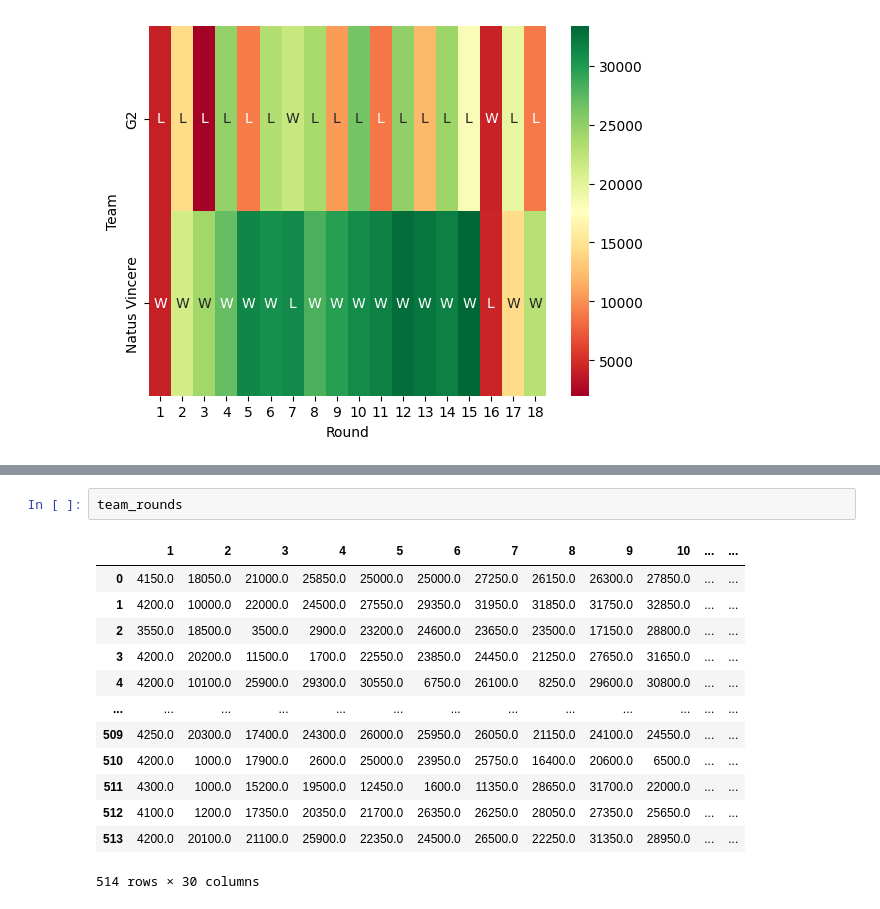
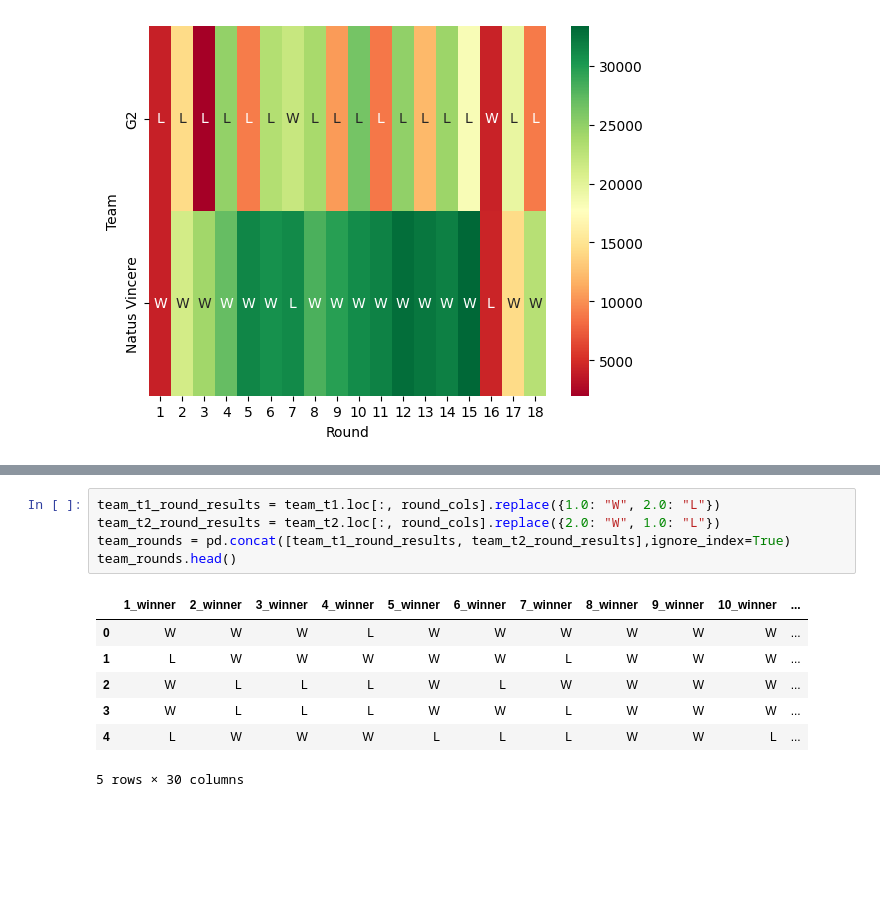
Before and after one commit to ValDevelopment/CS-GO-Team-Economy, a Jupyter notebook: notebooks/.notebook/01_data_overview_viz.ipynb, the cells around one changed output, grey strips where cells are left out. Drawn from its saved outputs; the diff is of its cells as text; blank space fills up the shorter version.

Commit message:
team-based analysis continued: team_based round results

```diff
--- a/notebooks/.notebook/01_data_overview_viz.ipynb
+++ b/notebooks/.notebook/01_data_overview_viz.ipynb
@@ -217,16 +206,13 @@ classifiers
 # %%
-team_rounds
+team_t1_round_results = team_t1.loc[:, round_cols].replace({1.0: "W", 2.0: "L"})
+team_t2_round_results = team_t2.loc[:, round_cols].replace({2.0: "W", 1.0: "L"})
+team_rounds = pd.concat([team_t1_round_results, team_t2_round_results],ignore_index=True)
+team_rounds.head()
 # %% [output]
-|  | 1 | 2 | 3 | 4 | 5 | 6 | 7 | 8 | 9 | 10 | ... | ... |
-| 0 | 4150.0 | 18050.0 | 21000.0 | 25850.0 | 25000.0 | 25000.0 | 27250.0 | 26150.0 | 26300.0 | 27850.0 | ... | ... |
-| 1 | 4200.0 | 10000.0 | 22000.0 | 24500.0 | 27550.0 | 29350.0 | 31950.0 | 31850.0 | 31750.0 | 32850.0 | ... | ... |
-| 2 | 3550.0 | 18500.0 | 3500.0 | 2900.0 | 23200.0 | 24600.0 | 23650.0 | 23500.0 | 17150.0 | 28800.0 | ... | ... |
-| 3 | 4200.0 | 20200.0 | 11500.0 | 1700.0 | 22550.0 | 23850.0 | 24450.0 | 21250.0 | 27650.0 | 31650.0 | ... | ... |
-| 4 | 4200.0 | 10100.0 | 25900.0 | 29300.0 | 30550.0 | 6750.0 | 26100.0 | 8250.0 | 29600.0 | 30800.0 | ... | ... |
-| ... | ... | ... | ... | ... | ... | ... | ... | ... | ... | ... | ... | ... |
-| 509 | 4250.0 | 20300.0 | 17400.0 | 24300.0 | 26000.0 | 25950.0 | 26050.0 | 21150.0 | 24100.0 | 24550.0 | ... | ... |
-| 510 | 4200.0 | 1000.0 | 17900.0 | 2600.0 | 25000.0 | 23950.0 | 25750.0 | 16400.0 | 20600.0 | 6500.0 | ... | ... |
-| 511 | 4300.0 | 1000.0 | 15200.0 | 19500.0 | 12450.0 | 1600.0 | 11350.0 | 28650.0 | 31700.0 | 22000.0 | ... | ... |
-| 512 | 4100.0 | 1200.0 | 17350.0 | 20350.0 | 21700.0 | 26350.0 | 26250.0 | 28050.0 | 27350.0 | 25650.0 | ... | ... |
-| 513 | 4200.0 | 20100.0 | 21100.0 | 25900.0 | 22350.0 | 24500.0 | 26500.0 | 22250.0 | 31350.0 | 28950.0 | ... | ... |
+|  | 1_winner | 2_winner | 3_winner | 4_winner | 5_winner | 6_winner | 7_winner | 8_winner | 9_winner | 10_winner | ... |
+| 0 | W | W | W | L | W | W | W | W | W | W | ... |
+| 1 | L | W | W | W | W | W | L | W | W | W | ... |
+| 2 | W | L | L | L | W | L | W | W | W | W | ... |
+| 3 | W | L | L | L | W | W | L | W | W | W | ... |
+| 4 | L | W | W | W | L | L | L | W | W | L | ... |
-514 rows × 30 columns
+5 rows × 30 columns
```
Also changed, not shown: parts of 2 cells of this notebook.
